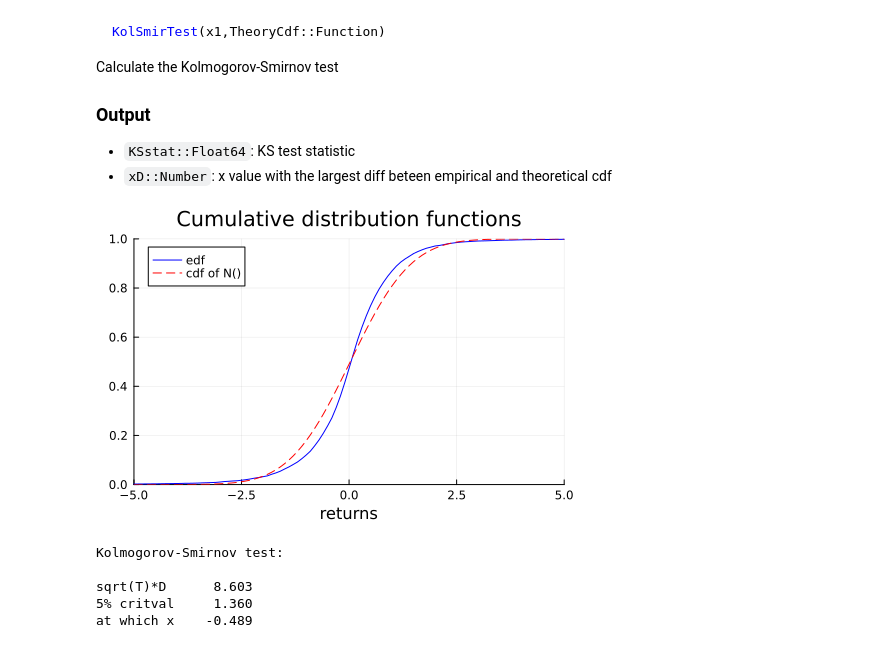
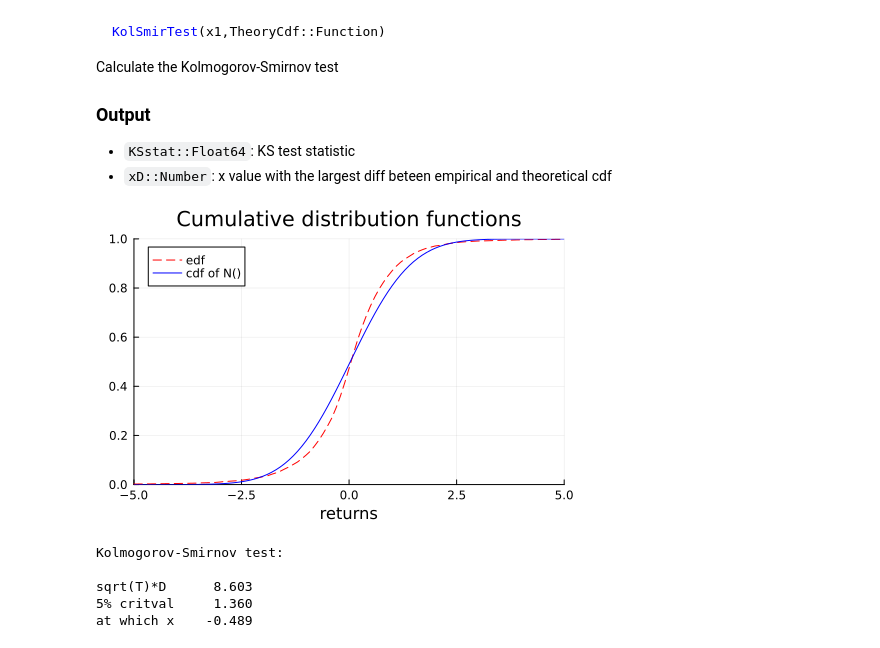
Before and after one commit to PaulSoderlind/ModernFinancialEconometrics, a Jupyter notebook: Ch18_Distributions.ipynb, the cells around one changed output. Saved outputs shown, nothing was run; the diff lists cells and outputs as text; code cells hidden in the pictures.

```diff
--- a/Ch18_Distributions.ipynb
+++ b/Ch18_Distributions.ipynb
@@ -208,15 +218,15 @@ cdfN   = cdf.(Normal(μ,σ),xGrid);       #cdf of Normal(μ,σ), for comparison
 # %%
 p1 = plot( xGrid,[edfEmp cdfN],
            label = ["edf" "cdf of N()"],
-           linecolor = [:blue :red],
-           linestyle = [:solid :dash],
+           linecolor = [:red :blue],
+           linestyle = [:dash :solid],
            title = "Cumulative distribution functions",
            xlabel = "returns",
            xlim = (-5,5),
            ylim = (0,1) )
 display(p1)
 # %% [output]
-[figure, old version]
+[figure, new version]
 # %%
 (KSstat,xD) = KolSmirTest(x,z->cdf(Normal(μ,σ),z))
 
```
Also changed, not shown: parts of 4 cells of this notebook.
